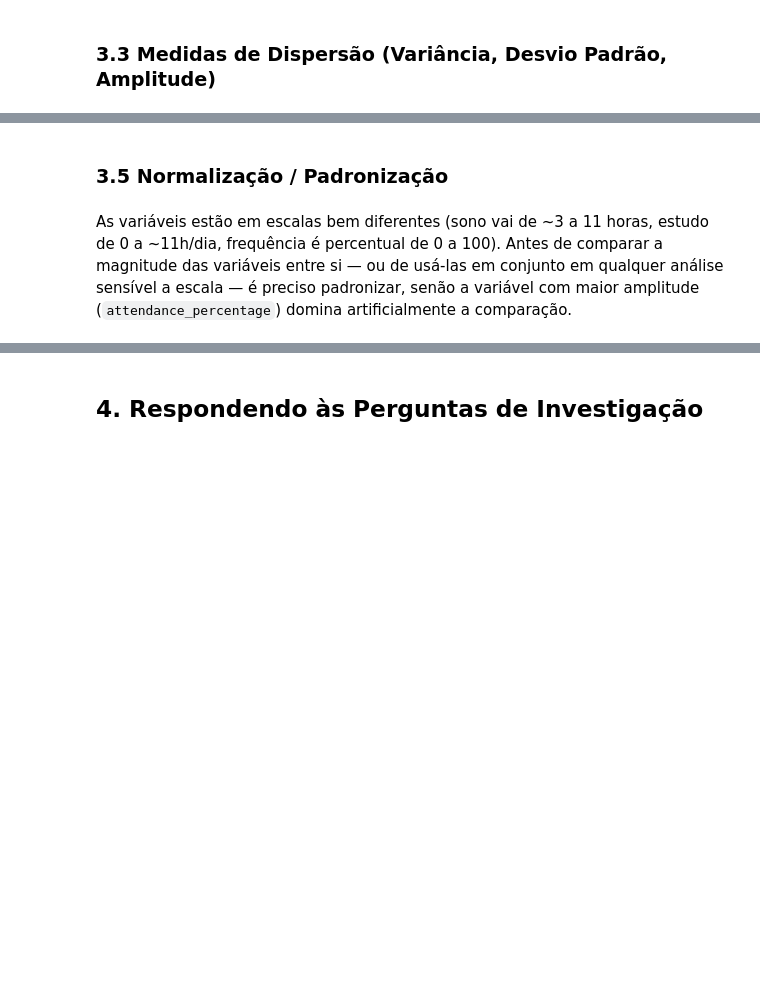
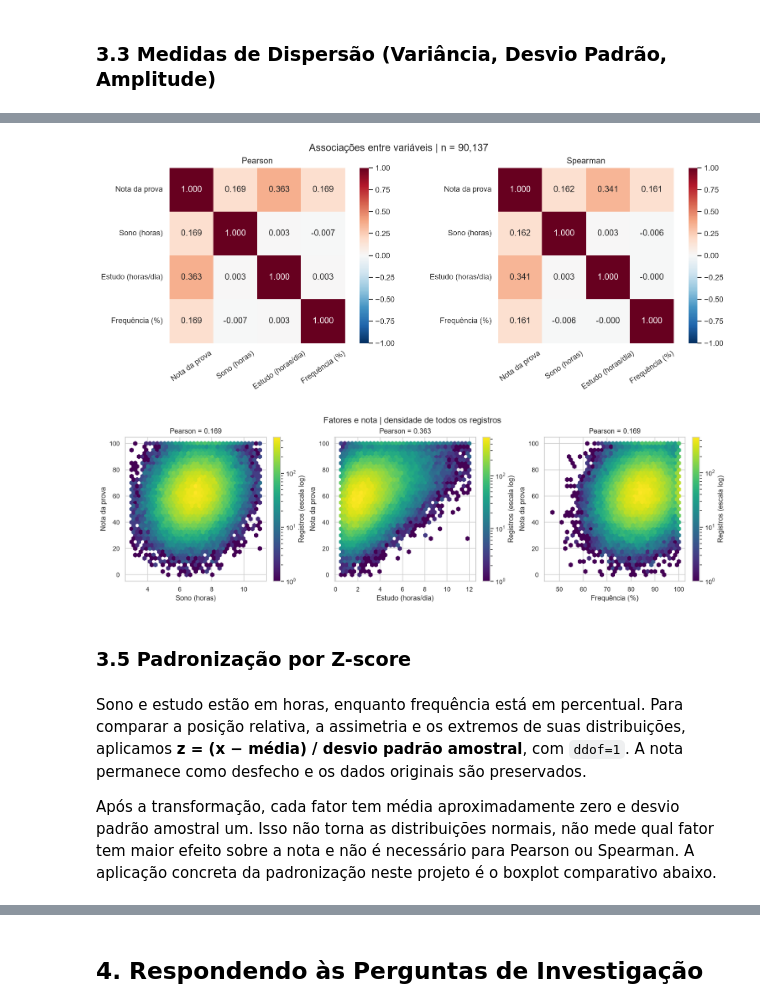
Before and after one commit to arthurdfoliveira/TrabalhoEstatistica, a Jupyter notebook: EDA_Desempenho_Academico.ipynb, the cells around one changed output, grey strips where cells are left out. Saved outputs shown, nothing was run; the diff lists cells and outputs as text; code cells hidden in the pictures; blank space fills up the shorter version.

Commit message:
correlações de Pearson e Spearman, padronização Z-score e gráficos exploratórios

```diff
--- a/EDA_Desempenho_Academico.ipynb
+++ b/EDA_Desempenho_Academico.ipynb
@@ -27,9 +32,7 @@ from sklearn.preprocessing import StandardScaler
 sns.set_style("whitegrid")
 # %%
-# TODO: ajustar o caminho conforme onde o CSV estiver
-# (upload direto no Colab com files.upload(), Google Drive montado, ou pasta local)
-CAMINHO_CSV = "student_exam_performance.csv"
-
+# Coloque o CSV na raiz do repositório ou altere este caminho.
+CAMINHO_CSV = RAIZ / "student_exam_performance.csv"
 df_completo = pd.read_csv(CAMINHO_CSV)
 print("Shape original:", df_completo.shape)
 df_completo.head()
@@ -72,6 +106,5 @@ mediana, e não descartada.
 # %%
-mediana_attendance = df["attendance_percentage"].median()
-df["attendance_percentage"] = df["attendance_percentage"].fillna(mediana_attendance)
-
-print(f"Mediana usada para imputação: {mediana_attendance}")
-print("Nulos restantes no dataset:", df.isnull().sum().sum())
+n_original = len(df)
+df = df.dropna().copy()
+print("Registros excluídos por ausência:", n_original - len(df))
+print("Registros completos:", len(df))
@@ -79,7 +115,7 @@ print("Nulos restantes no dataset:", df.isnull().sum().sum())
 ### 2.2 Dados duplicados
 # %%
 duplicadas = df.duplicated().sum()
-print("Linhas duplicadas encontradas:", duplicadas)
-
-# Caso existam, remover:
-# df = df.drop_duplicates()
+print("Duplicatas nas cinco colunas selecionadas:", duplicadas)
+# Mesmo critério do script. Coincidência nesses campos não prova identidade
+# do estudante; caso haja duplicatas, a equipe deve conferir student_id.
+df = df.drop_duplicates().copy()
@@ -126,4 +202,5 @@ dispersao
 # %%
-colunas_corr = variaveis_numericas + ["aprovado"]
-matriz_correlacao = df[colunas_corr].corr(method="pearson")
-matriz_correlacao
+resultados_exploracao = analisar(df)
+matriz_correlacao = resultados_exploracao["pearson"]
+display(resultados_exploracao["associacoes"].round(4))
+display(Markdown(interpretar(resultados_exploracao)))
@@ -130,14 +229,24 @@ matriz_correlacao
 # %%
-plt.figure(figsize=(6, 5))
-sns.heatmap(matriz_correlacao, annot=True, fmt=".2f", cmap="coolwarm", center=0)
-plt.title("Correlação entre as variáveis")
-plt.tight_layout()
-plt.show()
+PASTA_RESULTADOS = RAIZ / "resultados"
+figuras_exploracao = gerar_graficos(df, resultados_exploracao, PASTA_RESULTADOS)
+# Fechar o registro do pyplot evita exibição duplicada automática.
+for figura in figuras_exploracao.values():
+    plt.close(figura)
+display(figuras_exploracao["01_correlacoes"])
+display(figuras_exploracao["02_fatores_e_nota"])
+# %% [output]
+[figure, added]
+[figure, added]
 # %% [markdown]
-### 3.5 Normalização / Padronização
+### 3.5 Padronização por Z-score
 # %% [markdown]
-As variáveis estão em escalas bem diferentes (sono vai de ~3 a 11 horas, estudo de 0 a ~11h/dia,
-frequência é percentual de 0 a 100). Antes de comparar a magnitude das variáveis entre si — ou de
-usá-las em conjunto em qualquer análise sensível a escala — é preciso padronizar, senão a variável
-com maior amplitude (`attendance_percentage`) domina artificialmente a comparação.
+Sono e estudo estão em horas, enquanto frequência está em percentual.
+Para comparar a posição relativa, a assimetria e os extremos de suas distribuições,
+aplicamos **z = (x − média) / desvio padrão amostral**, com `ddof=1`.
+A nota permanece como desfecho e os dados originais são preservados.
+
+Após a transformação, cada fator tem média aproximadamente zero e desvio padrão
+amostral um. Isso não torna as distribuições normais, não mede qual fator tem
+maior efeito sobre a nota e não é necessário para Pearson ou Spearman.
+A aplicação concreta da padronização neste projeto é o boxplot comparativo abaixo.
 # %%
```
Also changed, not shown: parts of 21 cells of this notebook, 13 other files.
